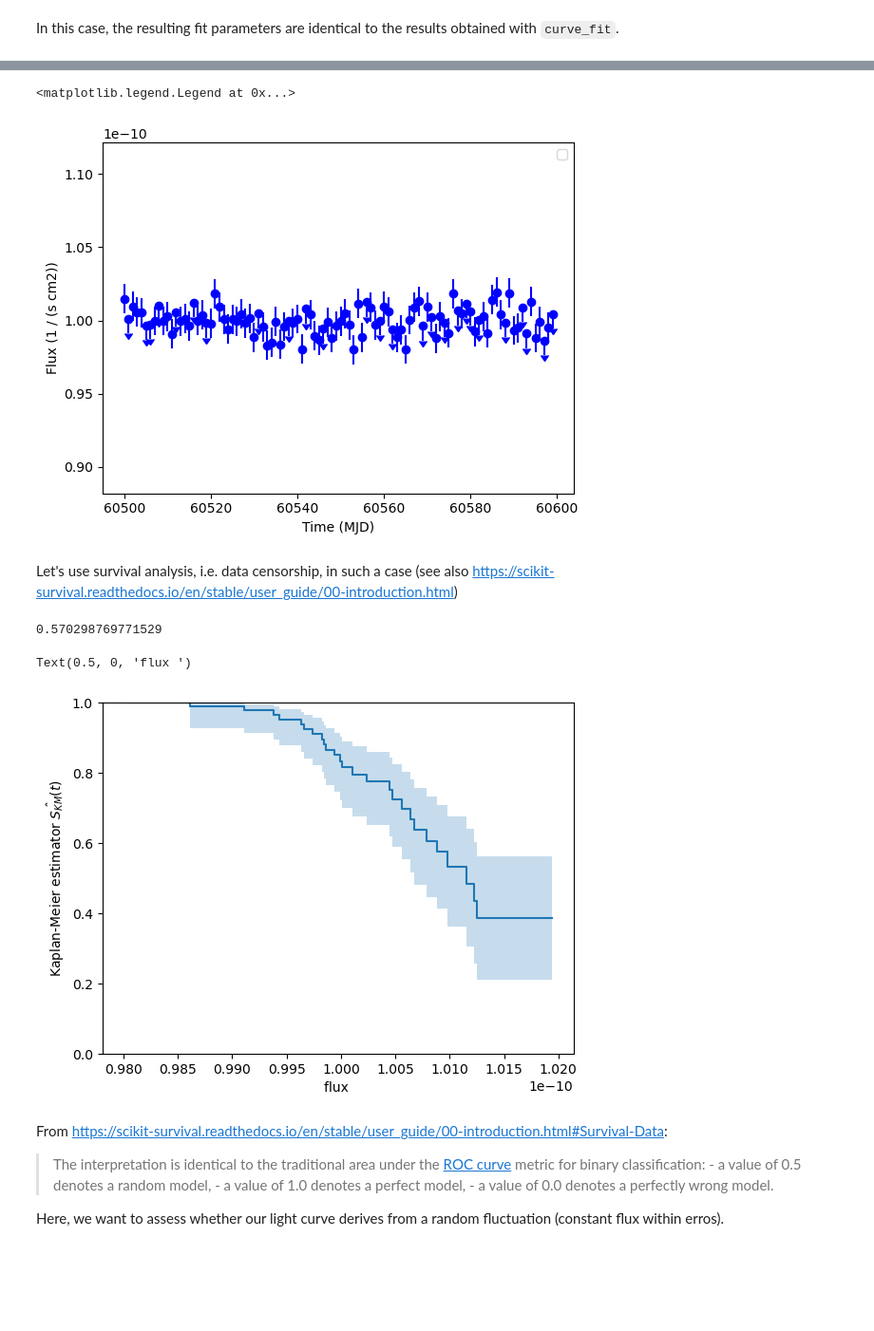
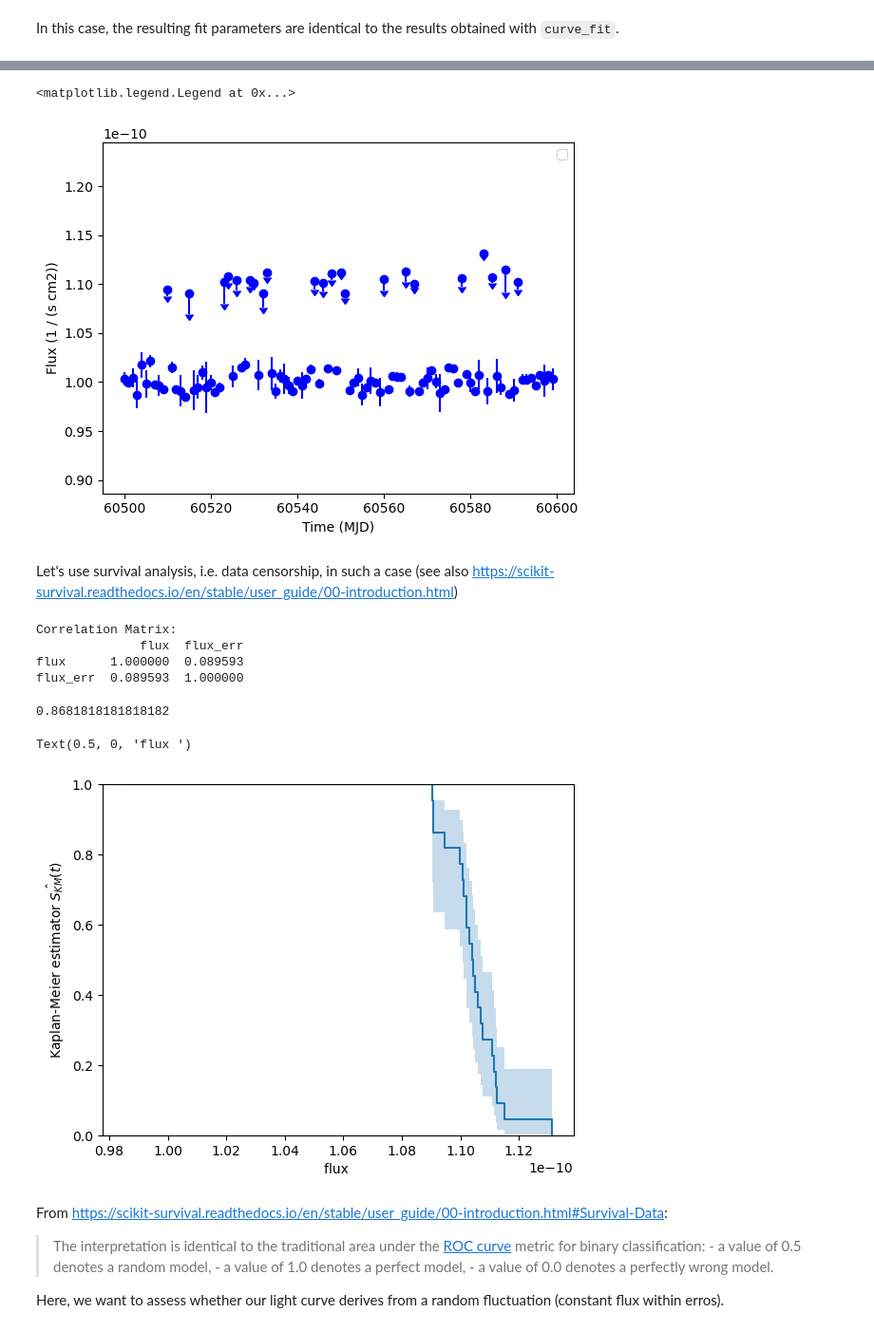
Before and after one commit to bkhelifi/CADS_2024, a Jupyter notebook: Beginners_handson/5. Timing analysis/5. Timing analysis - Introduction - Constant light curve.ipynb, the cells around one changed output, grey strips where cells are left out. Shown at 95% size. Cells and saved outputs as stored; diff of their text form; code cells hidden in the pictures; blank space fills up the shorter version.

Commit message:
Change data format for survival analysis

```diff
--- a/Beginners_handson/5. Timing analysis/5. Timing analysis - Introduction - Constant light curve.ipynb
+++ b/Beginners_handson/5. Timing analysis/5. Timing analysis - Introduction - Constant light curve.ipynb
@@ -51,7 +51,7 @@ ref_mjd = 60500
 
 times = Time(list(range(ref_mjd, ref_mjd+nbins)), format='mjd', scale='utc')
 data = sigma* np.random.randn(nbins) + mu
-data_err = sigma * np.ones(data.shape)
+data_err = np.abs(sigma * np.random.randn(nbins))
 # %%
 plt.errorbar(x=times.value, y=data.value, yerr=data_err.value,
              fmt='bo')
@@ -222,11 +222,11 @@ In this case, the resulting fit parameters are identical to the results obtained
 # Add upper limits
 import random
 
-uplims = np.zeros(times.shape)
+uplims = np.zeros(times.shape, dtype=bool)
 list_uplims = np.random.choice(np.arange(len(times)), size=int(0.3*len(times)))
 uplims[[list_uplims]] = True
 # %%
-# data[[list_uplims]] *= 1.2
+data[[list_uplims]] *= 1.1
 # %%
 plt.errorbar(x=times.value, y=data.value, yerr=data_err.value,
              uplims=uplims,
@@ -237,47 +237,68 @@ plt.ylim(0.9*np.min(data.value), 1.1*np.max(data.value))
 plt.legend()
 # %% [output]
 <matplotlib.legend.Legend at 0x...>
-[figure, old version]
+[figure, new version]
 # %% [markdown]
 Let's use survival analysis, i.e. data censorship, in such a case (see also https://scikit-survival.readthedocs.io/en/stable/user_guide/00-introduction.html)
 # %%
 # Prepare the data for scikit-survival
+import pandas as pd
 
-data_y = np.zeros(data.shape, dtype=[("UL", "?"), ("Flux", np.float32)])
-data_y["UL"] = uplims
-data_y["Flux"] = data
-#print(data_y)
+data_dict = {
+    "time": times.value,
+    "flux": data.value,
+    "flux_err": data_err.value,
+    "UL": uplims   # True = UL, False = censored data
+}
 
-data_x = Table()
-data_x["Time"] = times.mjd
-data_x = data_x.to_pandas()
-#print(data_x)
+# Convert the dataset into a pandas DataFrame
+data_df = pd.DataFrame(data_dict)
+
+# Check for correlations between flux and flux_err
+print("Correlation Matrix:")
+print(data_df[["flux", "flux_err"]].corr())
+# %% [output]
+Correlation Matrix:
+              flux  flux_err
+flux      1.000000  0.089593
+flux_err  0.089593  1.000000
 # %%
 from sklearn import set_config
 from sksurv.linear_model import CoxPHSurvivalAnalysis
+from sksurv.util import Surv
+from sklearn.preprocessing import StandardScaler
 
-set_config(display="text")  # displays text representation of estimators
+# Create a structured array required for sksurv's CoxPHSurvivalAnalysis
+structured_data = Surv.from_dataframe("UL", "time", data_df)
+
+# Features (covariates) to be used in the Cox model
+X = data_df[["flux", "flux_err"]]
+
+# Standardize the features (flux and flux_err)
+scaler = StandardScaler()
+X_scaled = scaler.fit_transform(X)
 
 estimator = CoxPHSurvivalAnalysis()
-estimator.fit(data_x, data_y)
-score = estimator.score(data_x, data_y)
+estimator.fit(X_scaled, structured_data)
+
+score = estimator.score(X_scaled, structured_data)
 print(score)
 # %% [output]
-0.570298769771529
+0.8681818181818182
 # %%
 from sksurv.nonparametric import kaplan_meier_estimator
 
 flux, survival_prob, conf_int = kaplan_meier_estimator(
-    data_y["UL"], data_y["Flux"], conf_type="log-log"
+    data_df["UL"], data_df["flux"], conf_type="log-log"
 )
 plt.step(flux, survival_prob, where="post")
 plt.fill_between(flux, conf_int[0], conf_int[1], alpha=0.25, step="post")
 plt.ylim(0, 1)
 plt.ylabel(r"Kaplan-Meier estimator $\hat{S_{KM}}(t)$")
 plt.xlabel("flux ")
 # %% [output]
 Text(0.5, 0, 'flux ')
-[figure, old version]
+[figure, new version]
 # %% [markdown]
 From https://scikit-survival.readthedocs.io/en/stable/user_guide/00-introduction.html#Survival-Data:
 
```
Also changed, not shown: parts of 8 cells of this notebook.
